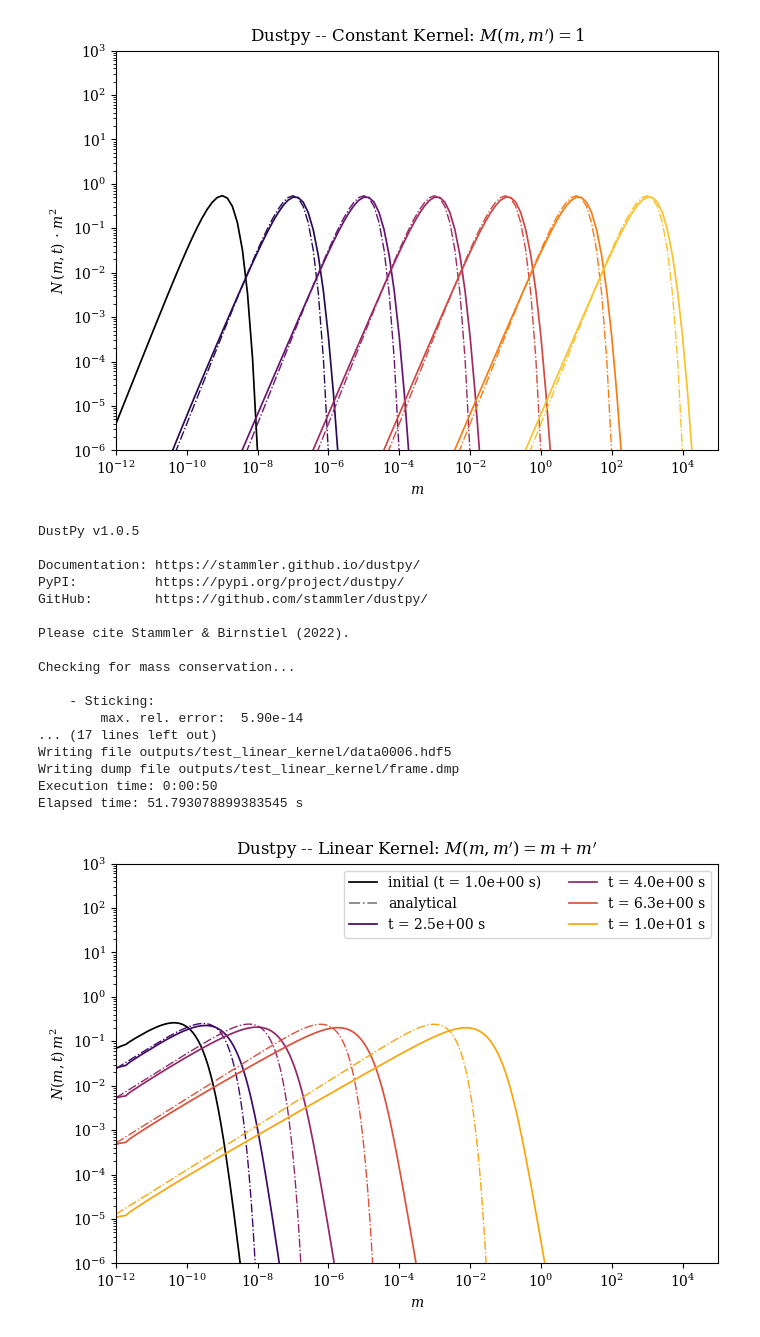
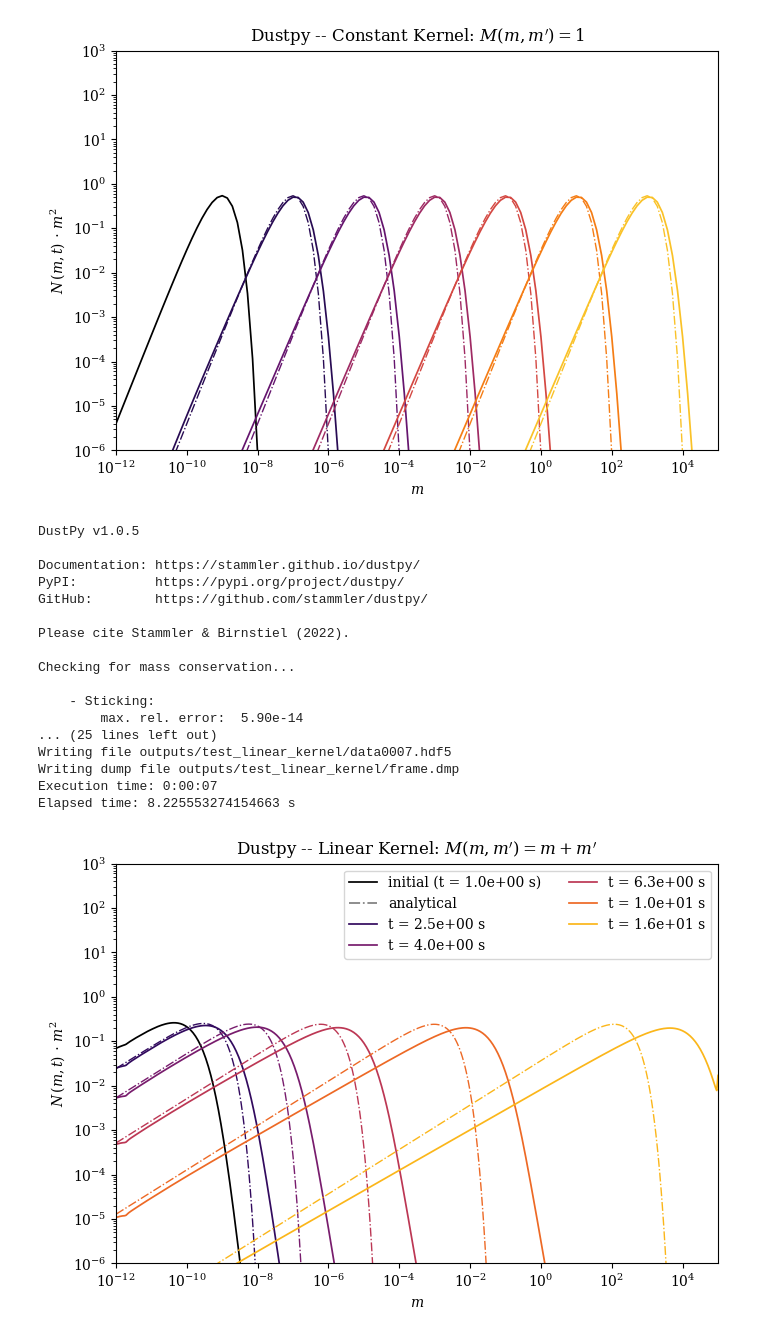
Before and after one commit to silkbha/Smoluchowski, a Jupyter notebook: notebooks/dustpy_test.ipynb, the cells around one changed output. Drawn from its saved outputs; the diff is of its cells as text; code cells hidden in the pictures.

```diff
--- a/notebooks/dustpy_test.ipynb
+++ b/notebooks/dustpy_test.ipynb
@@ -271,7 +271,7 @@ a = 1.
 S0 = 1.
 
 set_linear_kernel(sim, a, S0)
-snapshots = np.logspace(-7., 3., 6)
+snapshots = np.logspace(0,1.2,7)
 sim.t.snapshots = snapshots
 
 output_dir = "outputs/test_linear_kernel"
@@ -300,32 +300,32 @@ Checking for mass conservation...
 
     - Sticking:
         max. rel. error:  5.90e-14
-... (17 lines left out)
-Writing file outputs/test_linear_kernel/data0006.hdf5
+... (25 lines left out)
+Writing file outputs/test_linear_kernel/data0007.hdf5
 Writing dump file outputs/test_linear_kernel/frame.dmp
-Execution time: 0:00:50
-Elapsed time: 51.793078899383545 s
+Execution time: 0:00:07
+Elapsed time: 8.225553274154663 s
 # %%
 # Plot linear kernel output
 
 fig, ax = plt.subplots(1,1, figsize=(7,5))
 
 ax.loglog(m[0, ...], convert(SigmaLinear[0, 1, :], m[0, ...]), c="black", label="initial (t = 1.0e+00 s)")
 ax.plot(0., 0., "-.", c="black", label="analytical", alpha=0.5)
 
 couleurs = plt.cm.inferno(np.linspace(0,1,len(t)+1))
 for i in range(1, len(t)):
     cstr = couleurs[i] # "C" + str(i-1)
     ax.loglog(m[i, ...], convert(SigmaLinear[i, 1, :], m[i, ...]), lw=1.25, c=cstr, label="t = {:3.1e} s".format(t[i]))
     ax.loglog(m[i, ...], solution_linear_kernel(t[i], m[i, ...], a, S0), "-.", lw=1, c=cstr)
 ax.legend(ncol=2)
 ax.set_xlim(m[0, 0], m[0, -1])
 ax.set_ylim(1.e-6, 1.e3)
 ax.set_xlabel(r"$m$", math_fontfamily='dejavuserif')
-ax.set_ylabel(r"$N\left(m,t\right)\, m^2$", math_fontfamily='dejavuserif')
+ax.set_ylabel(r"$N\,\left(m,t\right)\,\cdot\,m^2$", math_fontfamily='dejavuserif')
 ax.set_title(r"Dustpy -- Linear Kernel: $M\left( m, m'\right) = m + m'$", math_fontfamily='dejavuserif')
 fig.tight_layout()
-plt.savefig(str(sim.writer.datadir)+".pdf")
+plt.savefig(str(sim.writer.datadir)+".png", dpi=300)
 plt.show()
 # %% [output]
-[figure, old version]
+[figure, new version]
```
Also changed, not shown: parts of 1 cell of this notebook, 8 other files.
